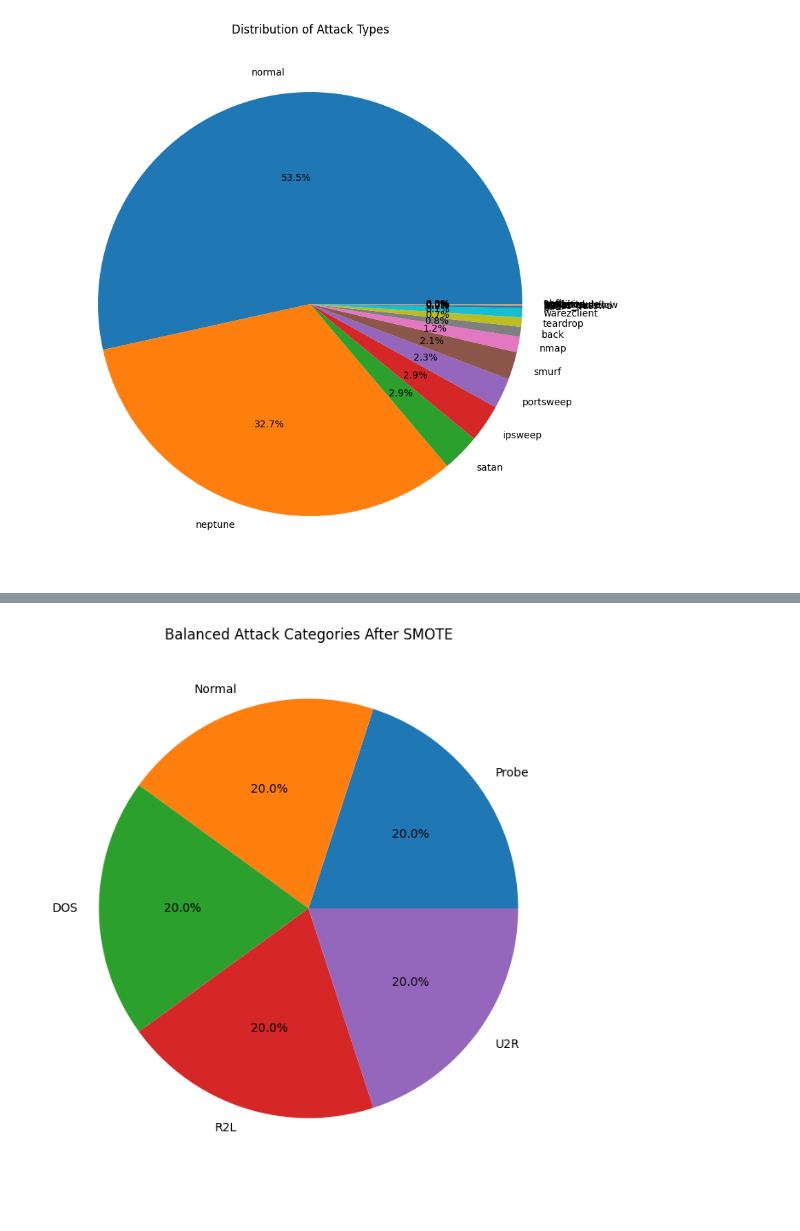
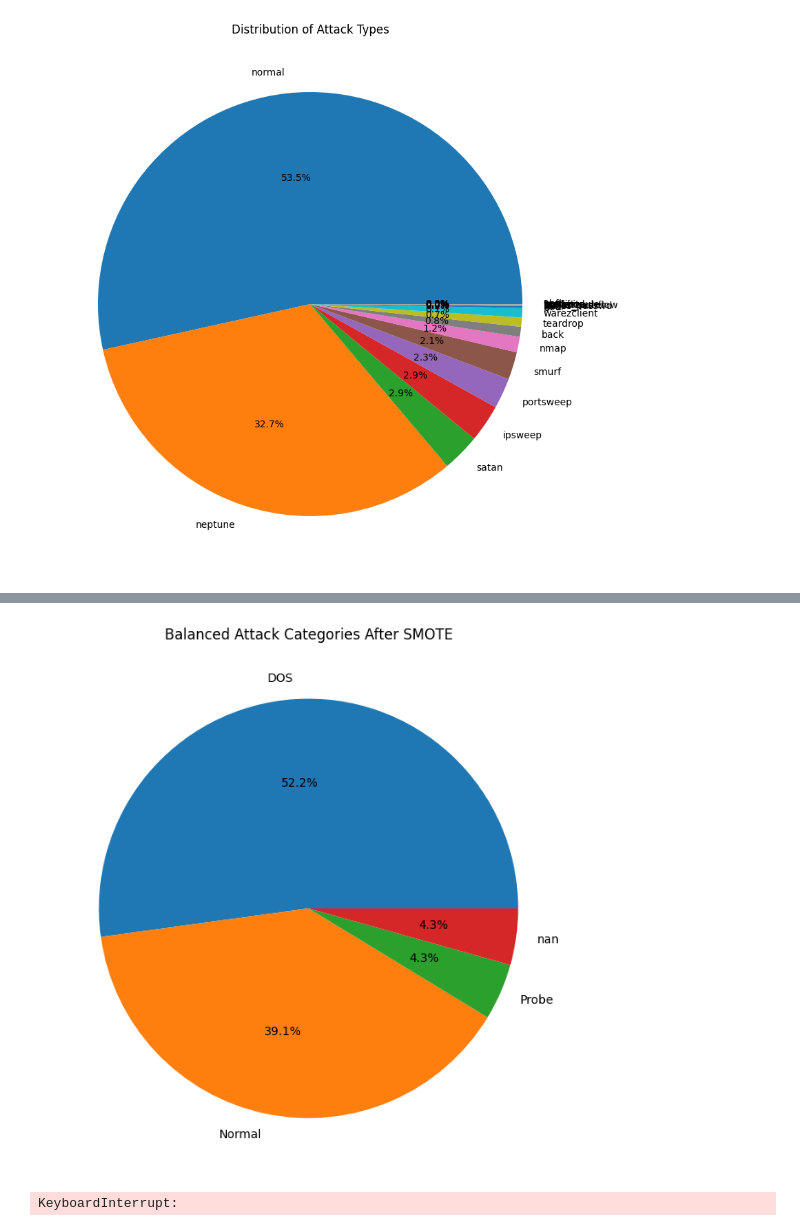
Before and after one commit to Aad1-tya/Network-Intrusion-Detection-System, a Jupyter notebook: GBM2.ipynb, the cells around one changed output, grey strips where cells are left out. Cells and saved outputs as stored; diff of their text form; code cells hidden in the pictures.

Commit message:
Implement feature to process train data from CSV file

```diff
--- a/GBM2.ipynb
+++ b/GBM2.ipynb
@@ -239,0 +227,10 @@ X_resampled, y_resampled = sm.fit_resample(X_train_filtered, y_train_filtered)
+# %%
+# Initialize StratifiedKFold
+skf = StratifiedKFold(n_splits=5, shuffle=True, random_state=42)
+
+# Split the data into indices for train and test
+train_index, test_index = next(skf.split(X, y))
+
+# Create the training and test sets
+X_train, X_test = X.iloc[train_index], X.iloc[test_index]
+y_train, y_test = y.iloc[train_index], y.iloc[test_index]
@@ -295,6 +320,4 @@ y = df['attack_category_encoded']
 # %%
-X_train, X_test, y_train, y_test = train_test_split(X, y, test_size=0.3, stratify=y, random_state=42)
-
 value_counts = y_train.value_counts()
 valid_classes = value_counts[value_counts >= 2].index
 mask = y_train.isin(valid_classes)
@@ -302,21 +325,25 @@ mask = y_train.isin(valid_classes)
 X_train_filtered = X_train[mask]
 y_train_filtered = y_train[mask]
 
-sm = SMOTE(k_neighbors=1, random_state=42)
-X_resampled, y_resampled = sm.fit_resample(X_train_filtered, y_train_filtered)
+smt = SMOTETomek(smote=SMOTE(k_neighbors=1, random_state=42), random_state=42)
+X_resampled, y_resampled = smt.fit_resample(X_train_filtered, y_train_filtered)
 # %%
 from collections import Counter
 
-resampled_counts = Counter(y_resampled)
-resampled_labels = le_cat.inverse_transform(list(resampled_counts.keys()))
+# Map the attack types to categories first
+df_temp = pd.DataFrame({'attack_type': y_resampled})
+df_temp['attack_category'] = df_temp['attack_type'].map(data['attack_type'].map(attack_mapping))
+
+resampled_counts = Counter(df_temp['attack_category'])
 resampled_values = list(resampled_counts.values())
+resampled_labels = list(resampled_counts.keys())
 
 plt.figure(figsize=(8, 8))
 plt.pie(resampled_values, labels=resampled_labels, autopct='%1.1f%%')
 plt.title('Balanced Attack Categories After SMOTE')
 plt.show()
 # %% [output]
-[figure, old version]
+[figure, new version]
 # %%
 from sklearn.ensemble import GradientBoostingClassifier
 from sklearn.metrics import classification_report, confusion_matrix
@@ -325,10 +352,15 @@ import seaborn as sns
 import matplotlib.pyplot as plt
 
 # Create and train the GBM classifier
-gbm = GradientBoostingClassifier(n_estimators=100,
-        learning_rate=0.1,
-        max_depth=3,
-        random_state=42)
+gbm = GradientBoostingClassifier(
+    n_estimators=100,         # try 50–150
+    learning_rate=0.05,       # lower for smoother fit
+    max_depth=3,              # small trees generalize better
+    min_samples_split=4,
+    min_samples_leaf=2,
+    subsample=0.8,            # stochastic boosting
+    random_state=42
+)
 
 # Fit the model on the SMOTE-balanced training data
 gbm.fit(X_resampled, y_resampled)
@@ -337,6 +369,7 @@ gbm.fit(X_resampled, y_resampled)
 y_pred = gbm.predict(X_test)
 
 # Print the classification report
+
 print("Classification Report:")
 print(classification_report(y_test, y_pred, target_names=le_cat.classes_))
 
@@ -356,3 +389,5 @@ plt.show()
 # Calculate accuracy
 accuracy = np.mean(y_pred == y_test)
 print(f"\nAccuracy: {accuracy:.4f}")
+# %% [output]
+KeyboardInterrupt:
```
Also changed, not shown: parts of 8 cells of this notebook.
